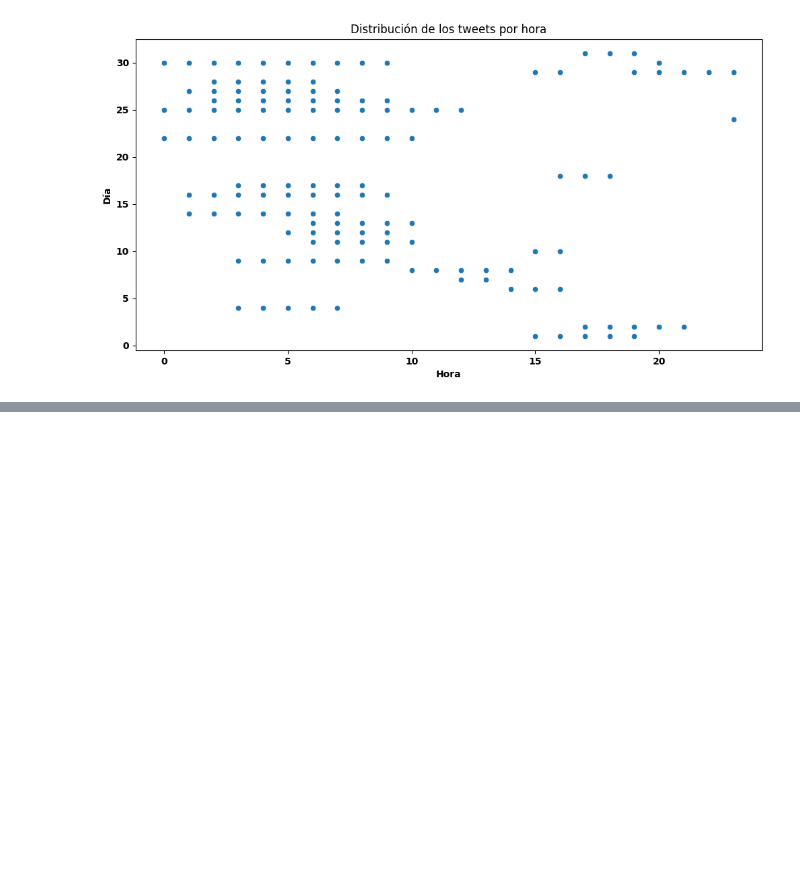
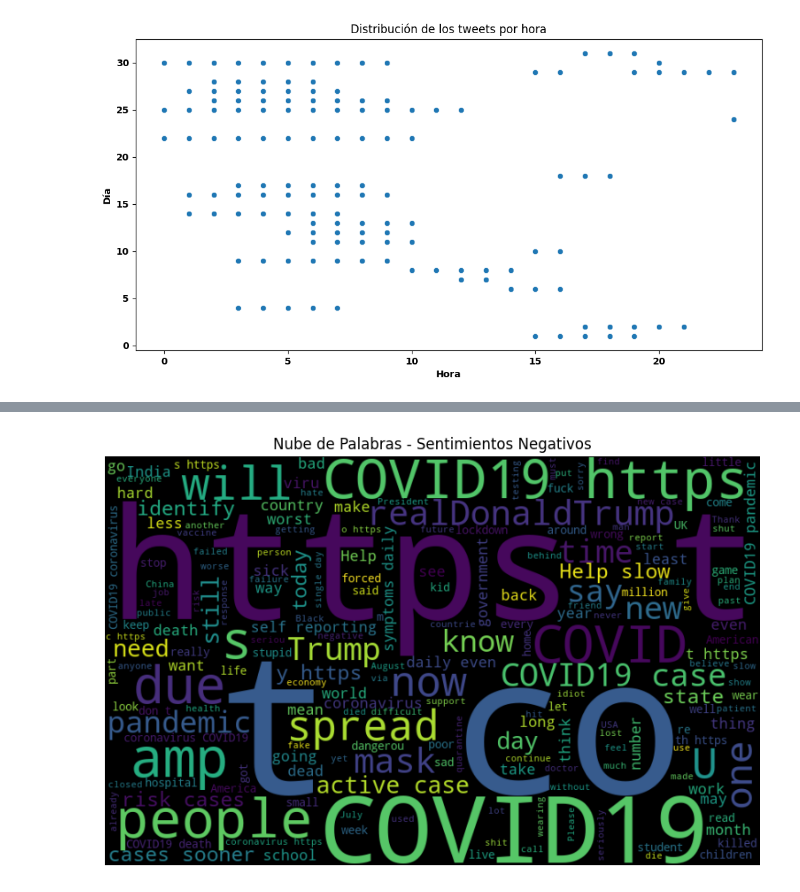
Before and after one commit to Enriquepardo/Dataset-Covid, a Jupyter notebook: DataSet_COVID.ipynb, the cells around one changed output, grey strips where cells are left out. Saved outputs shown, nothing was run; the diff lists cells and outputs as text; code cells hidden in the pictures; blank space fills up the shorter version.

```diff
--- a/DataSet_COVID.ipynb
+++ b/DataSet_COVID.ipynb
@@ -615,0 +629,11 @@ plt.show()
+# %%
+columnas_drop4 = ['user_location',
+                  'user_description',
+                  'user_created',
+                  'user_verified',
+                  'hashtags',
+                  'source',
+                  'is_retweet']
+
+df_filt7 = df.drop(columnas_drop4, axis=1)
+df_filt7
@@ -615,0 +701,9 @@ plt.show()
+# %%
+from textblob import TextBlob
+
+def get_sentiment(tweet):
+    analysis = TextBlob(tweet)
+    return analysis.sentiment.polarity
+
+# Aplicamos el análisis de sentimiento a los tweets
+df_filt7['sentimiento'] = df_filt7['text'].apply(get_sentiment)
@@ -615,0 +716,3 @@ plt.show()
+# %%
+df_filt7['day'] = df_filt7['date'].apply(lambda x: x.split(' ')[0])
+df_filt7.drop('date', axis=1, inplace=True)#  Borramos la columna 'date' ya que no nos hace falta
@@ -615,0 +735,16 @@ plt.show()
+# %%
+from wordcloud import WordCloud
+
+# Crear una lista de palabras para tweets negativos
+negative_tweets = df_filt7[df_filt7['sentimiento'] < 0]['text']
+negative_words = ' '.join(negative_tweets)
+# %%
+# Crear la nube de palabras para tweets negativos
+plt.figure(figsize=(10, 6))
+negative_wordcloud = WordCloud(width=800, height=500).generate(negative_words)
+plt.imshow(negative_wordcloud, interpolation='bilinear')
+plt.title('Nube de Palabras - Sentimientos Negativos')
+plt.axis('off')
+plt.show()
+# %% [output]
+[figure, added]
```
Also changed, not shown: parts of 13 cells of this notebook, 1 other file.
